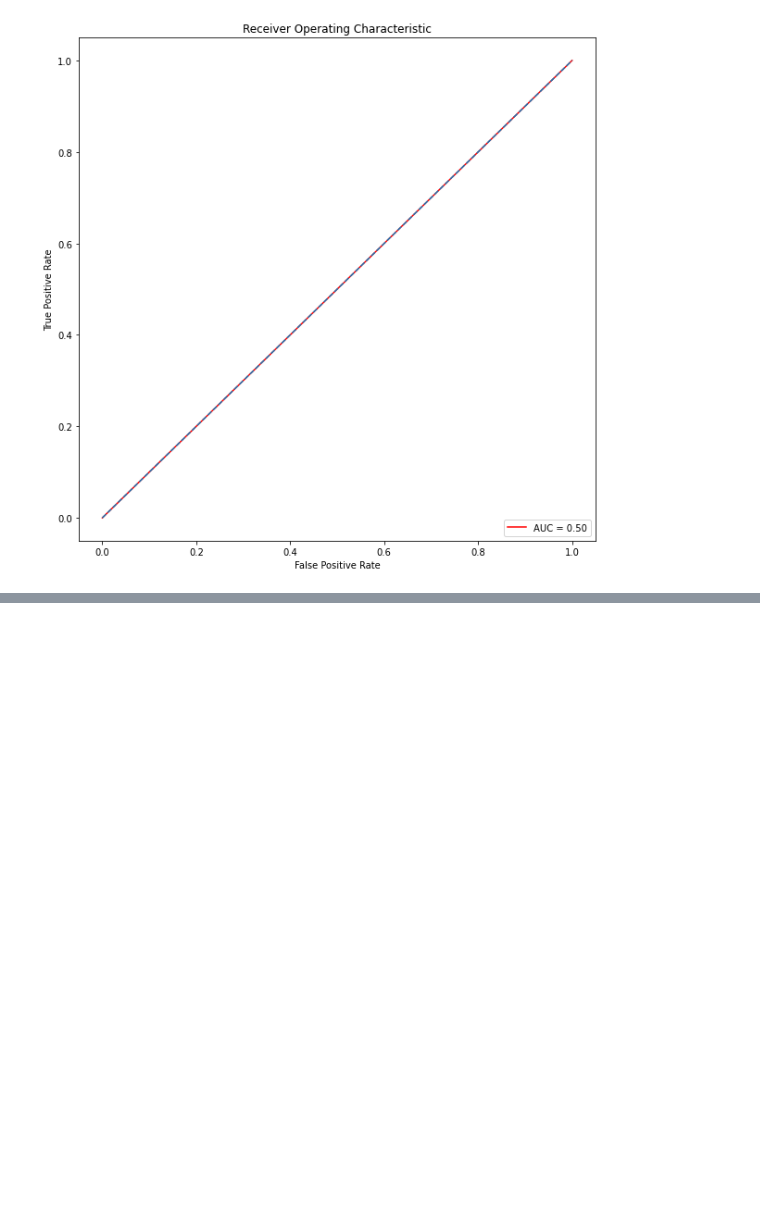
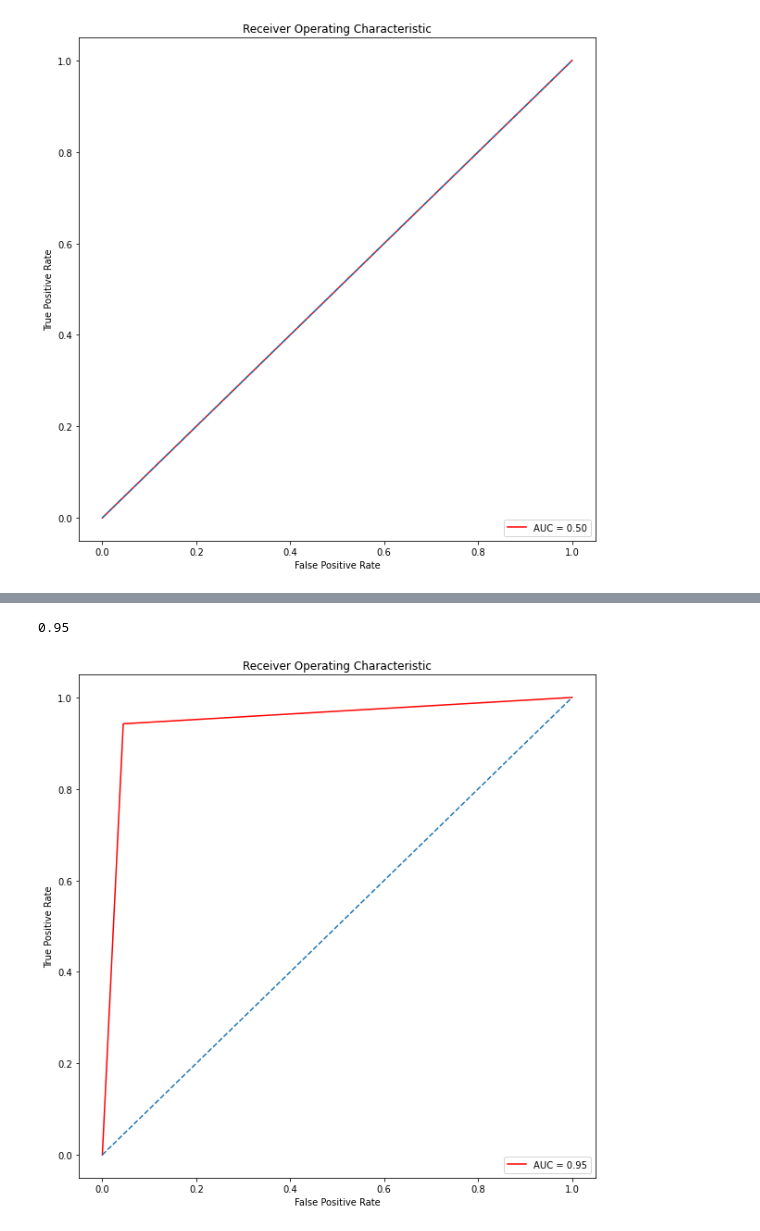
Before and after one commit to seriamedard/Mushroom-Classification, a Jupyter notebook: modelisation.ipynb, the cells around one changed output, grey strips where cells are left out. Saved outputs shown, nothing was run; the diff lists cells and outputs as text; code cells hidden in the pictures; blank space fills up the shorter version.

```diff
--- a/modelisation.ipynb
+++ b/modelisation.ipynb
@@ -177,0 +182,3 @@ plt.show()
+# %%
+estimator = LogisticRegression(solver="liblinear")
+estimator.fit(X_train, y_train)
@@ -177,0 +187,3 @@ plt.show()
+# %%
+y_pred = estimator.predict(X_test)
+y_pred
@@ -177,0 +211,18 @@ plt.show()
+# %%
+false_positive_rate, true_positive_rate, thresholds = roc_curve(y_test, y_pred)
+roc_auc = auc(false_positive_rate, true_positive_rate).round(2)
+print(roc_auc)
+# %% [output]
+0.95
+# %%
+plt.figure(figsize=(10, 10))
+plt.title("Receiver Operating Characteristic")
+plt.plot(false_positive_rate, true_positive_rate, color="red", label=f"AUC = {roc_auc:.2f}")
+plt.legend(loc='lower right')
+plt.plot([0,1], [0,1], linestyle='--')
+plt.axis('tight')
+plt.ylabel('True Positive Rate')
+plt.xlabel('False Positive Rate')
+plt.show()
+# %% [output]
+[figure, added]
```
Also changed, not shown: parts of 39 cells of this notebook.
